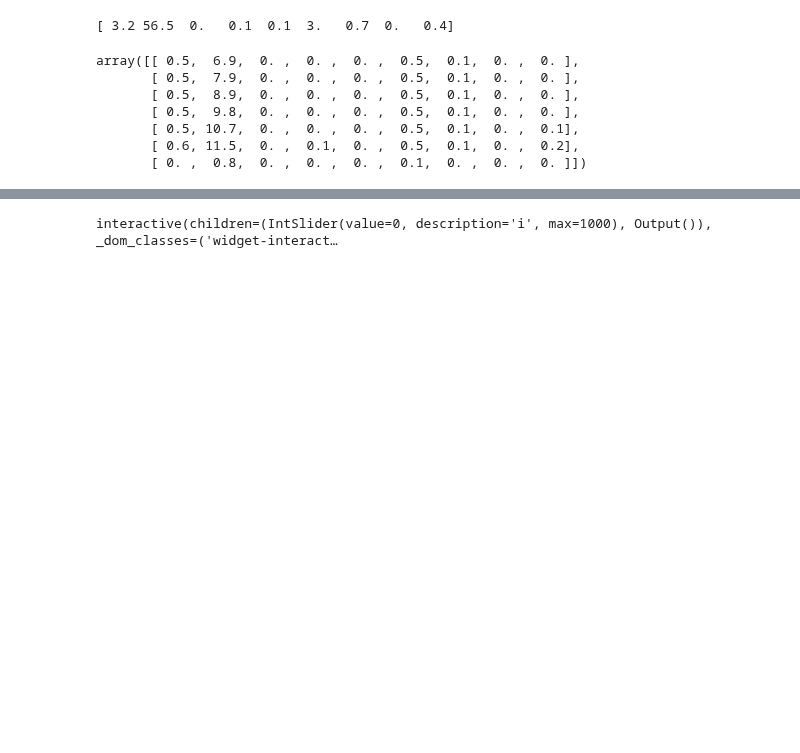
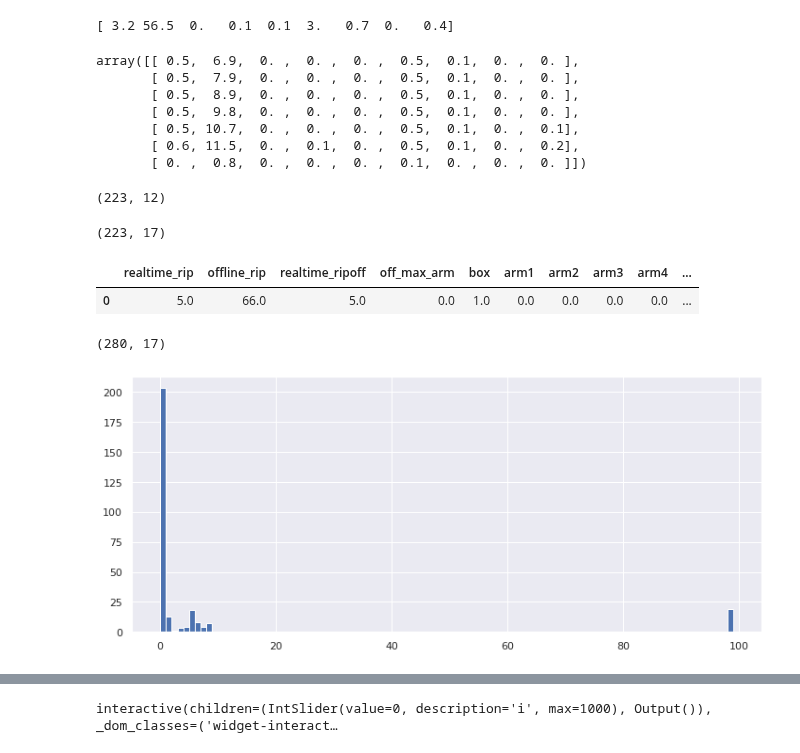
Before and after one commit to trevortknguyen/spykshrk_realtime, a Jupyter notebook: jupyter-notebooks/plot_posterior_realtime.ipynb, the cells around one changed output, grey strips where cells are left out. Drawn from its saved outputs; the diff is of its cells as text; code cells hidden in the pictures; blank space fills up the shorter version.

```diff
--- a/jupyter-notebooks/plot_posterior_realtime.ipynb
+++ b/jupyter-notebooks/plot_posterior_realtime.ipynb
@@ -1461,3 +1748,32 @@ for index, rip_timestamp in enumerate(matching_offline_rips['timestamp_x']):
 # %%
 decoder_data[0:10]
 #likelihood_only = likelihood_data.iloc[:, 5:]
+realtime_ripple_num
+len(np.argwhere(posterior_sum>=0.5))
+#posterior_sum
+len(matching_offline_rips)
+off_post_sum_summary.shape
+# %% [output]
+(223, 12)
+# %%
+pd.set_option('display.max_rows', 50)
+print(replay_combined_matching.shape)
+non_matching = replay_combined_matching[replay_combined_matching['off_max_arm'].values != replay_combined_matching['rt_max_arm'].values]
+non_matching[(non_matching['off_max_arm'] == 99) & (non_matching['rt_max_arm'] != 0)]
+non_matching[(non_matching['off_max_arm'] > 0)&(non_matching['off_max_arm'] < 10)]
+replay_summary_combined[replay_summary_combined['rt_two_messages'].values == -1].shape
+replay_summary_combined[0:1]
+#non_matching[non_matching['rt_two_messages'].values == 1]
+# %% [output]
+(223, 17)
+|  | realtime_rip | offline_rip | realtime_ripoff | off_max_arm | box | arm1 | arm2 | arm3 | arm4 | ... |
+| 0 | 5.0 | 66.0 | 5.0 | 0.0 | 1.0 | 0.0 | 0.0 | 0.0 | 0.0 | ... |
+# %%
+plt.figure(figsize=(12,5))
+#plt.scatter(replay_combined_matching['realtime_rip'].values,replay_combined_matching['off_max_arm'].values,s=5)
+#plt.scatter(replay_combined_matching['realtime_rip'].values,replay_combined_matching['rt_max_arm'].values,s=5)
+plt.hist(replay_combined_matching['off_max_arm'].values,bins=99)
+replay_combined_matching.shape
+# %% [output]
+(280, 17)
+[figure, added]
```
Also changed, not shown: parts of 33 cells of this notebook, 7 other files.
